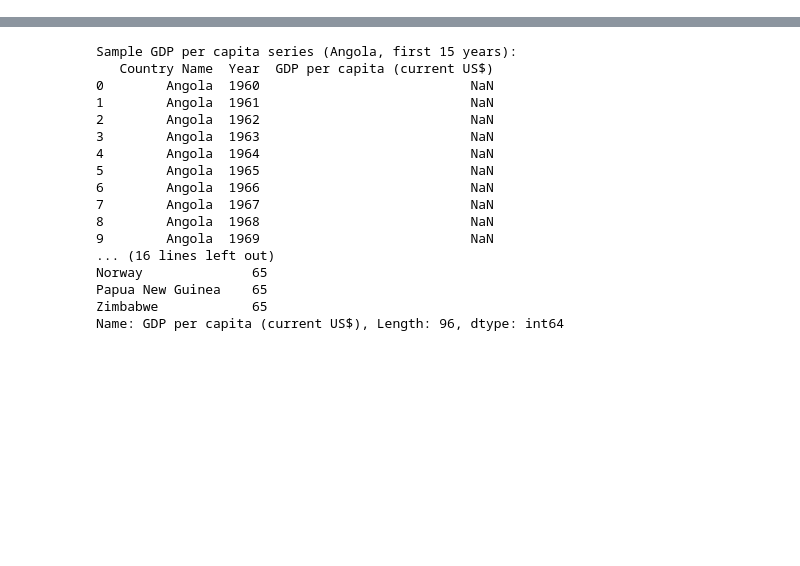
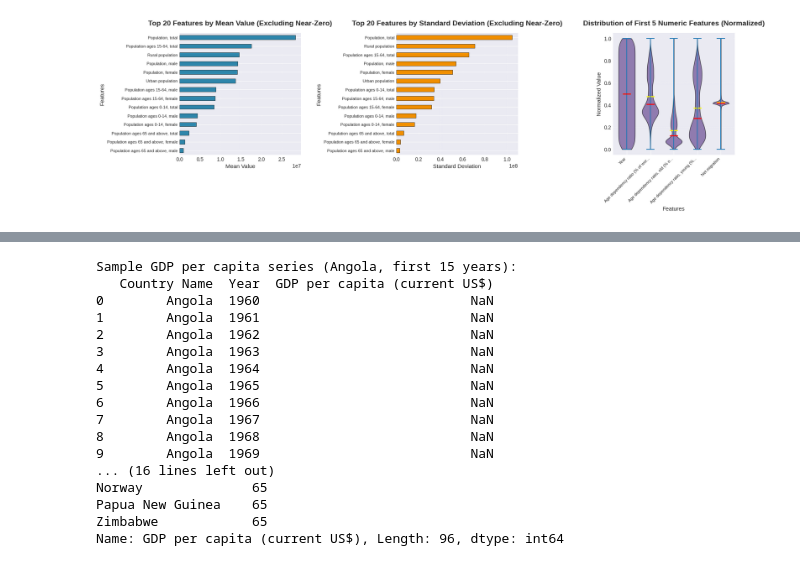
Before and after one commit to diyorbekzokirov/gdp_prediction_developing, a Jupyter notebook: notebooks/data_prep.ipynb, the cells around one changed output, grey strips where cells are left out. Cells and saved outputs as stored; diff of their text form; code cells hidden in the pictures; blank space fills up the shorter version.

```diff
--- a/notebooks/data_prep.ipynb
+++ b/notebooks/data_prep.ipynb
@@ -49,0 +127,87 @@ Sample rows:
+# %%
+# Visualize descriptive statistics with improved styling
+fig, axes = plt.subplots(1, 3, figsize=(18, 6))
+plt.style.use('seaborn-v0_8-darkgrid')
+
+# Get numeric columns for visualization
+numeric_df = df.select_dtypes(include=['number'])
+stats = numeric_df.describe()
+
+# 1. Distribution of means across features - improved (filter out near-zero values)
+ax1 = axes[0]
+means = stats.loc['mean'].dropna().sort_values(ascending=False)
+# Filter out values that are very close to zero (< 1% of the max value)
+threshold_mean = means.max() * 0.01
+means_filtered = means[means > threshold_mean].head(20)
+bars1 = means_filtered.plot(kind='barh', ax=ax1, color='#2E86AB', edgecolor='black', linewidth=0.5)
+ax1.set_title('Top 20 Features by Mean Value (Excluding Near-Zero)', fontsize=14, fontweight='bold', pad=15)
+ax1.set_xlabel('Mean Value', fontsize=11)
+ax1.set_ylabel('Features', fontsize=11)
+ax1.grid(axis='x', alpha=0.3, linestyle='--')
+ax1.invert_yaxis()
+ax1.tick_params(axis='y', labelsize=8)
+
+# 2. Distribution of standard deviations (variability) - improved (filter out near-zero values)
+ax2 = axes[1]
+stds = stats.loc['std'].dropna().sort_values(ascending=False)
+# Filter out values that are very close to zero (< 1% of the max value)
+threshold_std = stds.max() * 0.01
+stds_filtered = stds[stds > threshold_std].head(20)
+bars2 = stds_filtered.plot(kind='barh', ax=ax2, color='#F18F01', edgecolor='black', linewidth=0.5)
+ax2.set_title('Top 20 Features by Standard Deviation (Excluding Near-Zero)', fontsize=14, fontweight='bold', pad=15)
+ax2.set_xlabel('Standard Deviation', fontsize=11)
+ax2.set_ylabel('Features', fontsize=11)
+ax2.grid(axis='x', alpha=0.3, linestyle='--')
+ax2.invert_yaxis()
+ax2.tick_params(axis='y', labelsize=8)
+
+# 3. Distribution of first 5 numeric features - improved with violin plot
+ax3 = axes[2]
+sample_cols = numeric_df.columns[:5].tolist()
+if len(sample_cols) > 0:
+    # Normalize for visualization since scales differ
+    normalized = (numeric_df[sample_cols] - numeric_df[sample_cols].min()) / \
+                 (numeric_df[sample_cols].max() - numeric_df[sample_cols].min())
+
+    # Create violin plot with better styling
+    parts = ax3.violinplot([normalized[col].dropna() for col in sample_cols],
+                           positions=range(len(sample_cols)),
+                           showmeans=True, showmedians=True, widths=0.7)
+
+    # Color the violin plots
+    for pc in parts['bodies']:
+        pc.set_facecolor('#6A4C93')
+        pc.set_alpha(0.7)
+        pc.set_edgecolor('black')
+        pc.set_linewidth(1)
+
+    # Style the median and mean lines
+    parts['cmedians'].set_color('red')
+    parts['cmedians'].set_linewidth(2)
+    parts['cmeans'].set_color('yellow')
+    parts['cmeans'].set_linewidth(2)
+
+    ax3.set_title('Distribution of First 5 Numeric Features (Normalized)',
+                  fontsize=14, fontweight='bold', pad=15)
+    ax3.set_ylabel('Normalized Value', fontsize=11)
+    ax3.set_xlabel('Features', fontsize=11)
+    ax3.set_xticks(range(len(sample_cols)))
+    ax3.set_xticklabels([col[:30] + '...' if len(col) > 30 else col
+                         for col in sample_cols], rotation=45, ha='right', fontsize=8)
+    ax3.grid(axis='y', alpha=0.3, linestyle='--')
+    ax3.set_ylim(-0.05, 1.05)
+
+plt.tight_layout(pad=3.0)
+plt.show()
+
+# Print enhanced summary statistics
+print(f"\nDimensions: {len(df):,} rows x {len(df.columns):,} columns")
+print(f"Numeric columns: {len(numeric_df.columns):,}")
+print(f"Non-numeric columns: {len(df.columns) - len(numeric_df.columns):,}")
+print(f"\nMissing Data Analysis:")
+print(f"  - Complete columns: {(df.isna().sum() == 0).sum():,} ({(df.isna().sum() == 0).sum() / len(df.columns) * 100:.1f}%)")
+print(f"  - Columns with >50% missing: {(df.isna().sum() / len(df) > 0.5).sum():,}")
+print(f"  - Columns with >75% missing: {(df.isna().sum() / len(df) > 0.75).sum():,}")
+print(f"  - Overall missingness: {df.isna().sum().sum() / (len(df) * len(df.columns)) * 100:.2f}%")
+# %% [output]
+[figure, added]
```
Also changed, not shown: parts of 40 cells of this notebook, 6 other files.
